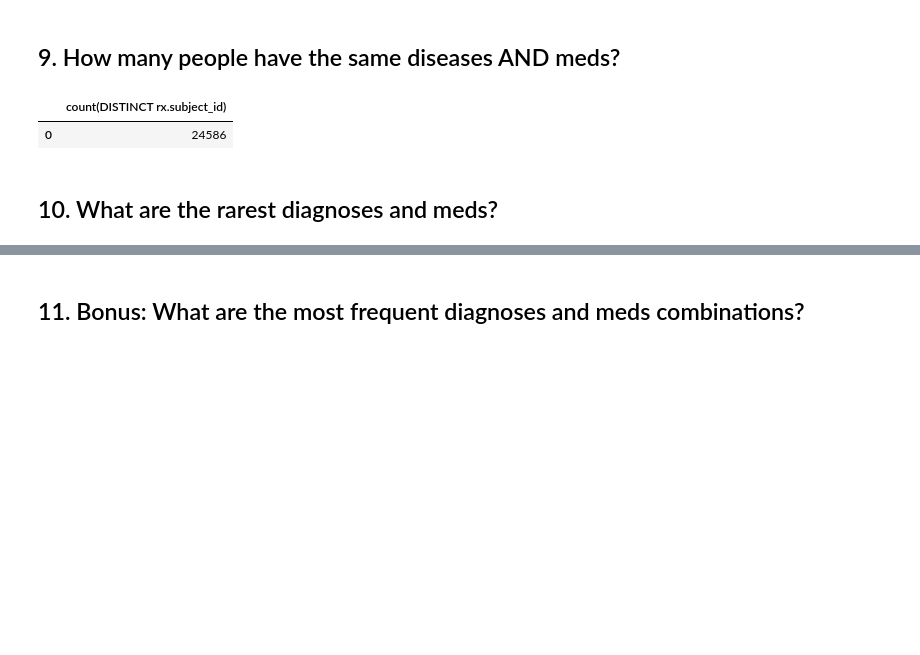
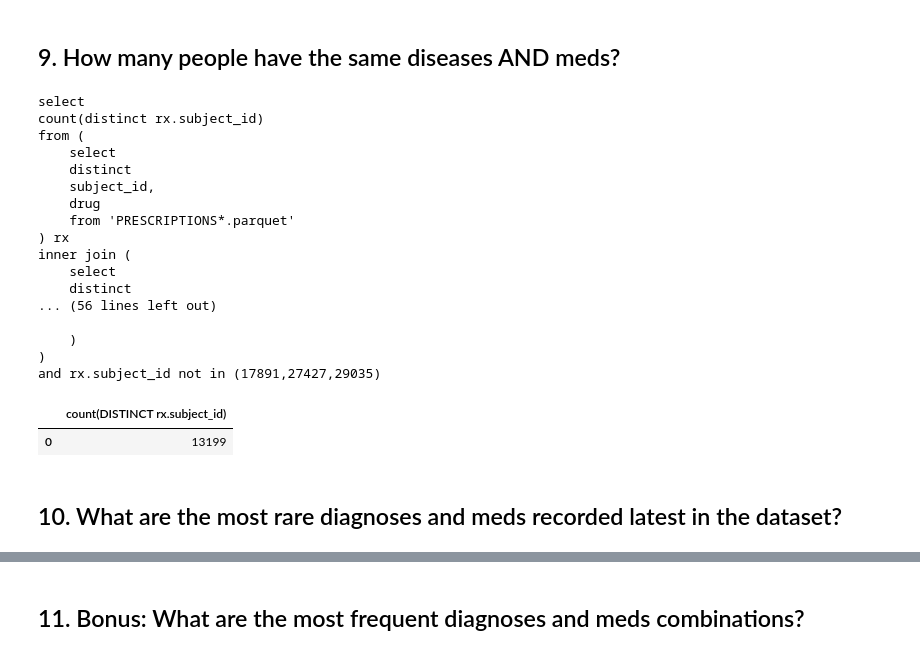
Before and after one commit to ricejfx/aihc, a Jupyter notebook: assignment2.ipynb, the cells around one changed output, grey strips where cells are left out. Drawn from its saved outputs; the diff is of its cells as text; code cells hidden in the pictures; blank space fills up the shorter version.

```diff
--- a/assignment2.ipynb
+++ b/assignment2.ipynb
@@ -188,9 +189,8 @@ def run_query(qry, print_qry=False):
     """
     if print_qry:
         print(qry)
-        return None
-    else:
-        return duckdb.query(qry).to_df()
+
+    return duckdb.query(qry).to_df()
 # %% [markdown]
 # Assignment
 # %% [markdown]
@@ -756,35 +900,52 @@ from (
     distinct
     subject_id,
     drug
     from PRESCRIPTIONS
 ) rx
 inner join (
     select
     distinct
     subject_id,
     icd9_code
     from DIAGNOSES_ICD
 ) diag
 on rx.subject_id = diag.subject_id
 where drug in (
 select
     DRUG
     from (
         {common_rx_qry}
     )
 )
 and icd9_code in (
 select
     ICD9_CODE
     from (
         {common_diseases_qry}
     )
 )
-and rx.subject_id not in (7666, 27800, 15046)
+and rx.{subject_qry_clause.replace('in', 'not in')}
 """
-)
+, True)
 # %% [output]
+select
+count(distinct rx.subject_id)
+from (
+    select
+    distinct
+    subject_id,
+    drug
+    from 'PRESCRIPTIONS*.parquet'
+) rx
+inner join (
+    select
+    distinct
+... (56 lines left out)
+
+    )
+)
+and rx.subject_id not in (17891,27427,29035)
 |  | count(DISTINCT rx.subject_id) |
-| 0 | 24586 |
+| 0 | 13199 |
 # %% [markdown]
-## 10.  What are the rarest diagnoses and meds?
+## 10.  What are the most rare diagnoses and meds recorded latest in the dataset?
```
Also changed, not shown: parts of 39 cells of this notebook, 6 other files.
